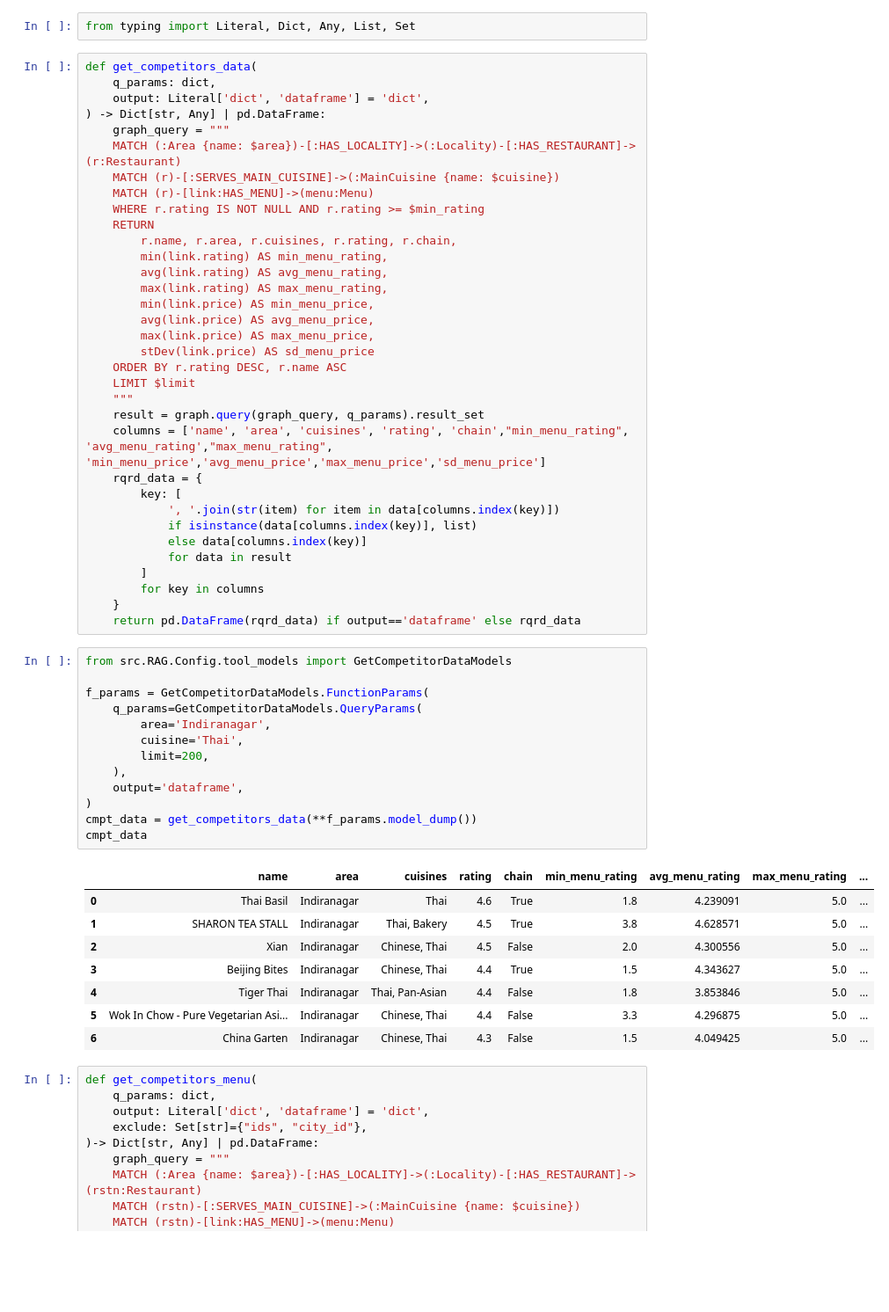
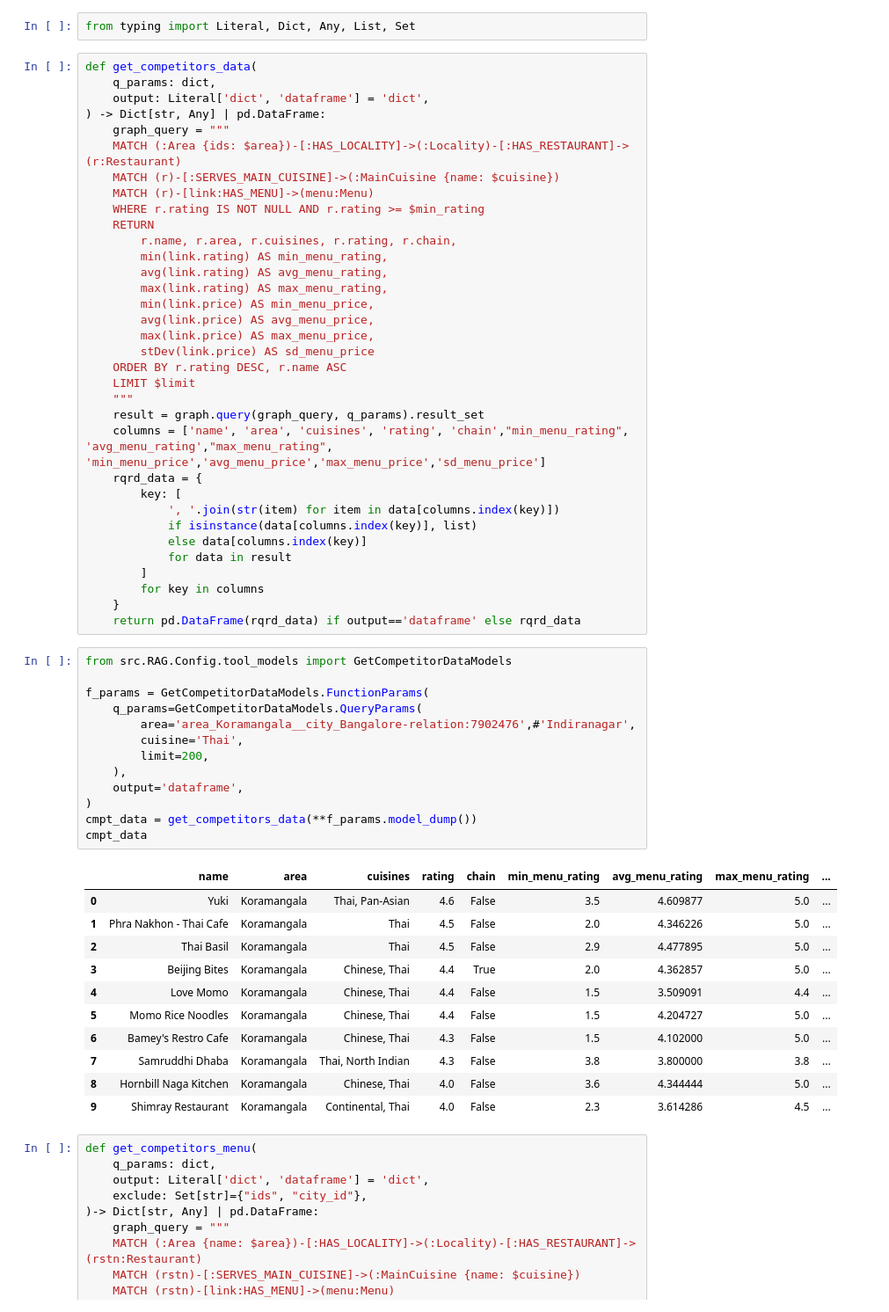
Before and after one commit to vikas-gits-good/Freelance_P-01_Cuisine-Menu-Recommendation-App, a Jupyter notebook: src/RAG/Notebook/test0.ipynb, the cells around one changed output. Shown at 88% size. Saved outputs shown, nothing was run; the diff lists cells and outputs as text; blank space fills up the shorter version.

```diff
--- a/src/RAG/Notebook/test0.ipynb
+++ b/src/RAG/Notebook/test0.ipynb
@@ -187,7 +187,7 @@ def get_competitors_data(
     output: Literal['dict', 'dataframe'] = 'dict',
 ) -> Dict[str, Any] | pd.DataFrame:
     graph_query = """
-    MATCH (:Area {name: $area})-[:HAS_LOCALITY]->(:Locality)-[:HAS_RESTAURANT]->(r:Restaurant)
+    MATCH (:Area {ids: $area})-[:HAS_LOCALITY]->(:Locality)-[:HAS_RESTAURANT]->(r:Restaurant)
     MATCH (r)-[:SERVES_MAIN_CUISINE]->(:MainCuisine {name: $cuisine})
     MATCH (r)-[link:HAS_MENU]->(menu:Menu)
     WHERE r.rating IS NOT NULL AND r.rating >= $min_rating
@@ -218,25 +218,28 @@ def get_competitors_data(
 # %%
 from src.RAG.Config.tool_models import GetCompetitorDataModels
 
 f_params = GetCompetitorDataModels.FunctionParams(
     q_params=GetCompetitorDataModels.QueryParams(
-        area='Indiranagar',
+        area='area_Koramangala__city_Bangalore-relation:7902476',#'Indiranagar',
         cuisine='Thai',
         limit=200,
     ),
     output='dataframe',
 )
 cmpt_data = get_competitors_data(**f_params.model_dump())
 cmpt_data
 # %% [output]
 |  | name | area | cuisines | rating | chain | min_menu_rating | avg_menu_rating | max_menu_rating | ... |
-| 0 | Thai Basil | Indiranagar | Thai | 4.6 | True | 1.8 | 4.239091 | 5.0 | ... |
-| 1 | SHARON TEA STALL | Indiranagar | Thai, Bakery | 4.5 | True | 3.8 | 4.628571 | 5.0 | ... |
-| 2 | Xian | Indiranagar | Chinese, Thai | 4.5 | False | 2.0 | 4.300556 | 5.0 | ... |
-| 3 | Beijing Bites | Indiranagar | Chinese, Thai | 4.4 | True | 1.5 | 4.343627 | 5.0 | ... |
-| 4 | Tiger Thai | Indiranagar | Thai, Pan-Asian | 4.4 | False | 1.8 | 3.853846 | 5.0 | ... |
-| 5 | Wok In Chow - Pure Vegetarian Asi... | Indiranagar | Chinese, Thai | 4.4 | False | 3.3 | 4.296875 | 5.0 | ... |
-| 6 | China Garten | Indiranagar | Chinese, Thai | 4.3 | False | 1.5 | 4.049425 | 5.0 | ... |
+| 0 | Yuki | Koramangala | Thai, Pan-Asian | 4.6 | False | 3.5 | 4.609877 | 5.0 | ... |
+| 1 | Phra Nakhon - Thai Cafe | Koramangala | Thai | 4.5 | False | 2.0 | 4.346226 | 5.0 | ... |
+| 2 | Thai Basil | Koramangala | Thai | 4.5 | False | 2.9 | 4.477895 | 5.0 | ... |
+| 3 | Beijing Bites | Koramangala | Chinese, Thai | 4.4 | True | 2.0 | 4.362857 | 5.0 | ... |
+| 4 | Love Momo | Koramangala | Chinese, Thai | 4.4 | False | 1.5 | 3.509091 | 4.4 | ... |
+| 5 | Momo Rice Noodles | Koramangala | Chinese, Thai | 4.4 | False | 1.5 | 4.204727 | 5.0 | ... |
+| 6 | Bamey's Restro Cafe | Koramangala | Chinese, Thai | 4.3 | False | 1.5 | 4.102000 | 5.0 | ... |
+| 7 | Samruddhi Dhaba | Koramangala | Thai, North Indian | 4.3 | False | 3.8 | 3.800000 | 3.8 | ... |
+| 8 | Hornbill Naga Kitchen | Koramangala | Chinese, Thai | 4.0 | False | 3.6 | 4.344444 | 5.0 | ... |
+| 9 | Shimray Restaurant | Koramangala | Continental, Thai | 4.0 | False | 2.3 | 3.614286 | 4.5 | ... |
 # %%
 def get_competitors_menu(
     q_params: dict,
```
Also changed, not shown: parts of 1 cell of this notebook, 6 other files.
